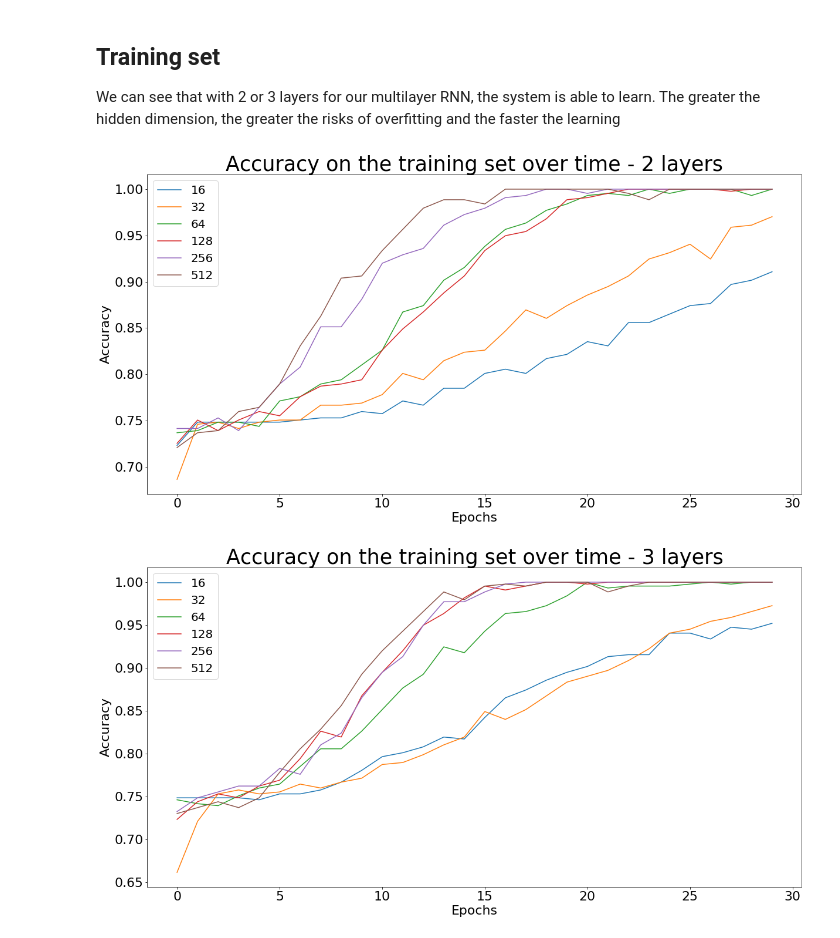
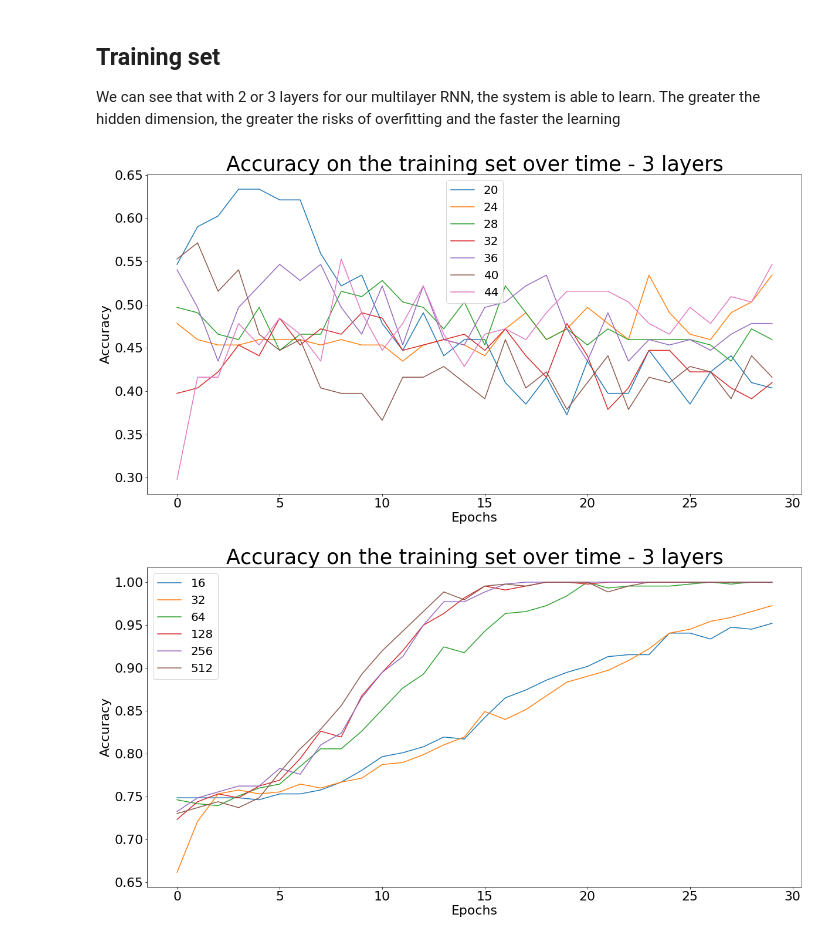
Before and after one commit to darioAnongba/ASSIStments-Competition, a Jupyter notebook: Results.ipynb, the cells around one changed output. Cells and saved outputs as stored; diff of their text form; code cells hidden in the pictures.

```diff
--- a/Results.ipynb
+++ b/Results.ipynb
@@ -9,11 +9,11 @@ import matplotlib.pyplot as plt
 plt.rcParams['figure.figsize'] = (20.0, 10.0)
 plt.rcParams.update({'font.size': 22})
 # %%
-def plot(dims, layer, metric, title, ylabel):
+def plot(layer, dims, dropout, metric, title, ylabel):
     f = plt.figure()
 
     for hidden_dim in dims:
-        name = str(hidden_dim) + '_' + str(layer)
+        name = str(layer) + '_' + str(hidden_dim) + '_' + str(dropout)
         pickle_results = open('Results/results_' + name + '.pickle', "rb")
         results = pickle.load(pickle_results)
 
@@ -29,9 +29,9 @@ def plot(dims, layer, metric, title, ylabel):
 
 We can see that with 2 or 3 layers for our multilayer RNN, the system is able to learn. The greater the hidden dimension, the greater the risks of overfitting and the faster the learning
 # %%
-plot([16, 32, 64, 128, 256, 512], 2, 'accs', 'Accuracy on the training set over time', 'Accuracy')
+plot(3, [20, 24, 28, 32, 36, 40, 44], 0.1, 'val_aucs', 'Accuracy on the training set over time', 'Accuracy')
 # %% [output]
-[figure, old version]
+[figure, new version]
 # %%
 plot([16, 32, 64, 128, 256, 512], 3, 'accs', 'Accuracy on the training set over time', 'Accuracy')
 # %% [output]
```
Also changed, not shown: 5 other files.
